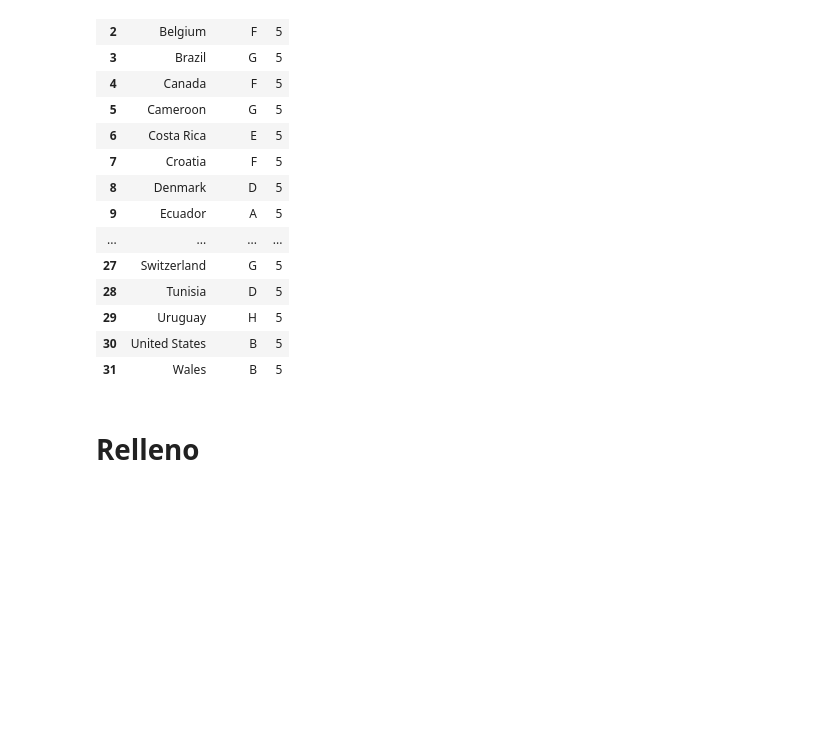
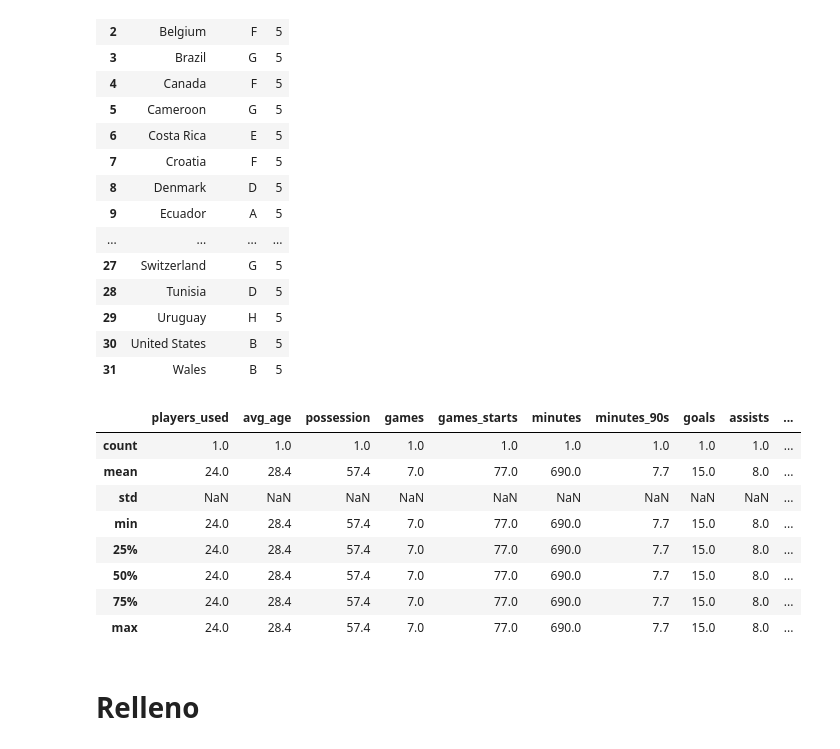
Before and after one commit to lromeror/Group_Slytheryn, a Jupyter notebook: DASHBOARD/assets/datas/FIFA_WORLD_CUP2022.ipynb, the cells around one changed output. Drawn from its saved outputs; the diff is of its cells as text; code cells hidden in the pictures; blank space fills up the shorter version.

```diff
--- a/DASHBOARD/assets/datas/FIFA_WORLD_CUP2022.ipynb
+++ b/DASHBOARD/assets/datas/FIFA_WORLD_CUP2022.ipynb
@@ -131,6 +121,21 @@ df_groupstage
 | 29 | Uruguay | H | 5 |
 | 30 | United States | B | 5 |
 | 31 | Wales | B | 5 |
+# %%
+df_teams = pd.read_csv("data_teamsCup.csv",sep=",")
+df_teams = df_teams[df_teams.team=="Argentina"]
+df_teams['games'].values[0]
+df_teams.describe()
+# %% [output]
+|  | players_used | avg_age | possession | games | games_starts | minutes | minutes_90s | goals | assists | ... |
+| count | 1.0 | 1.0 | 1.0 | 1.0 | 1.0 | 1.0 | 1.0 | 1.0 | 1.0 | ... |
+| mean | 24.0 | 28.4 | 57.4 | 7.0 | 77.0 | 690.0 | 7.7 | 15.0 | 8.0 | ... |
+| std | NaN | NaN | NaN | NaN | NaN | NaN | NaN | NaN | NaN | ... |
+| min | 24.0 | 28.4 | 57.4 | 7.0 | 77.0 | 690.0 | 7.7 | 15.0 | 8.0 | ... |
+| 25% | 24.0 | 28.4 | 57.4 | 7.0 | 77.0 | 690.0 | 7.7 | 15.0 | 8.0 | ... |
+| 50% | 24.0 | 28.4 | 57.4 | 7.0 | 77.0 | 690.0 | 7.7 | 15.0 | 8.0 | ... |
+| 75% | 24.0 | 28.4 | 57.4 | 7.0 | 77.0 | 690.0 | 7.7 | 15.0 | 8.0 | ... |
+| max | 24.0 | 28.4 | 57.4 | 7.0 | 77.0 | 690.0 | 7.7 | 15.0 | 8.0 | ... |
 # %% [markdown]
 
 # Relleno
```
Also changed, not shown: parts of 1 cell of this notebook, 3 other files.
